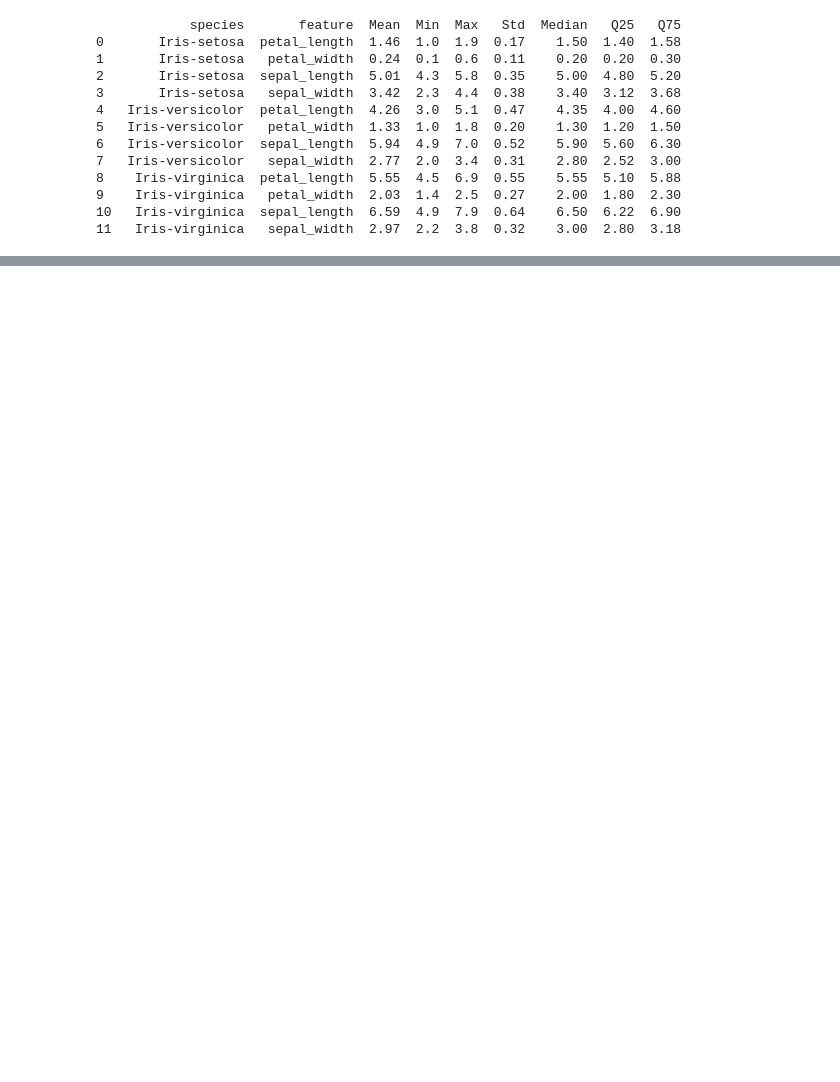
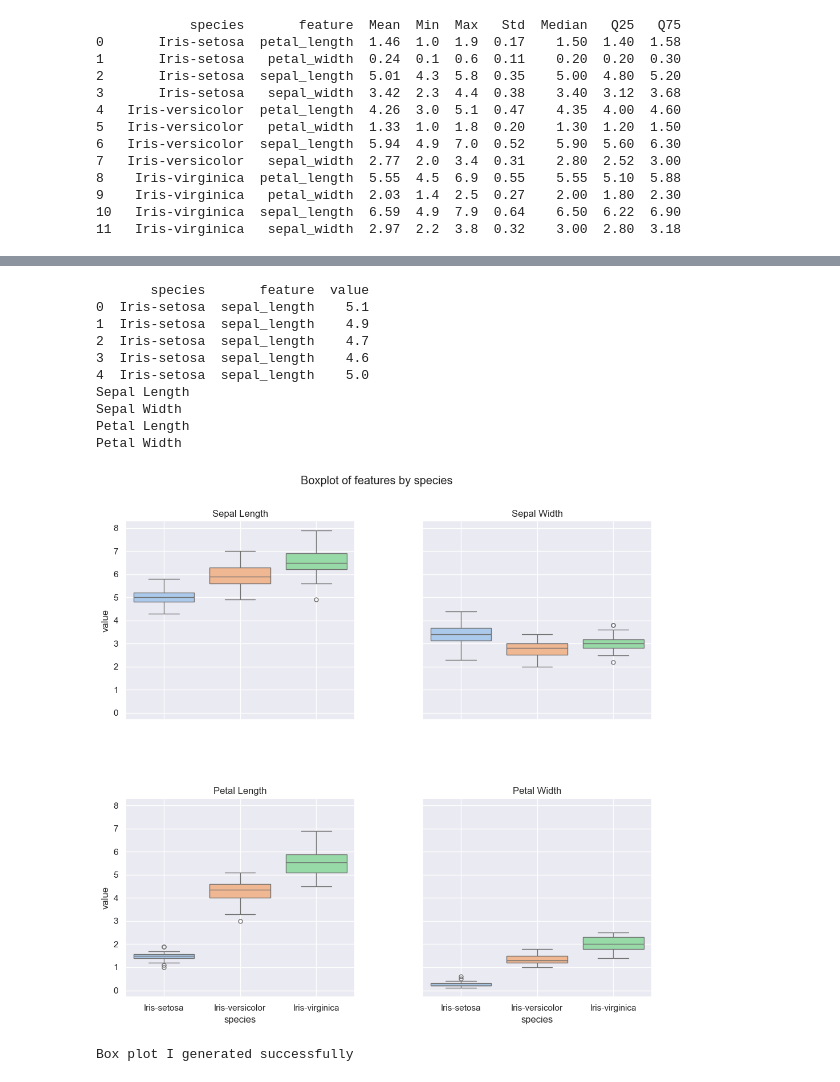
Before and after one commit to clydewatts1/pands-project, a Jupyter notebook: analysis_notebook.ipynb, the cells around one changed output, grey strips where cells are left out. Cells and saved outputs as stored; diff of their text form; code cells hidden in the pictures; blank space fills up the shorter version.

```diff
--- a/analysis_notebook.ipynb
+++ b/analysis_notebook.ipynb
@@ -136,0 +130,19 @@ plt.show()
+# %%
+return_code = an.generate_box_plot_II(an.config, to_console=True)
+if return_code != 0:
+    print(f"Error generating box plot I : {return_code}")
+else:
+    print("Box plot I generated successfully")
+# %% [output]
+       species       feature  value
+0  Iris-setosa  sepal_length    5.1
+1  Iris-setosa  sepal_length    4.9
+2  Iris-setosa  sepal_length    4.7
+3  Iris-setosa  sepal_length    4.6
+4  Iris-setosa  sepal_length    5.0
+Sepal Length
+Sepal Width
+Petal Length
+Petal Width
+[figure, added]
+Box plot I generated successfully
```
Also changed, not shown: parts of 4 cells of this notebook, 2 other files.
